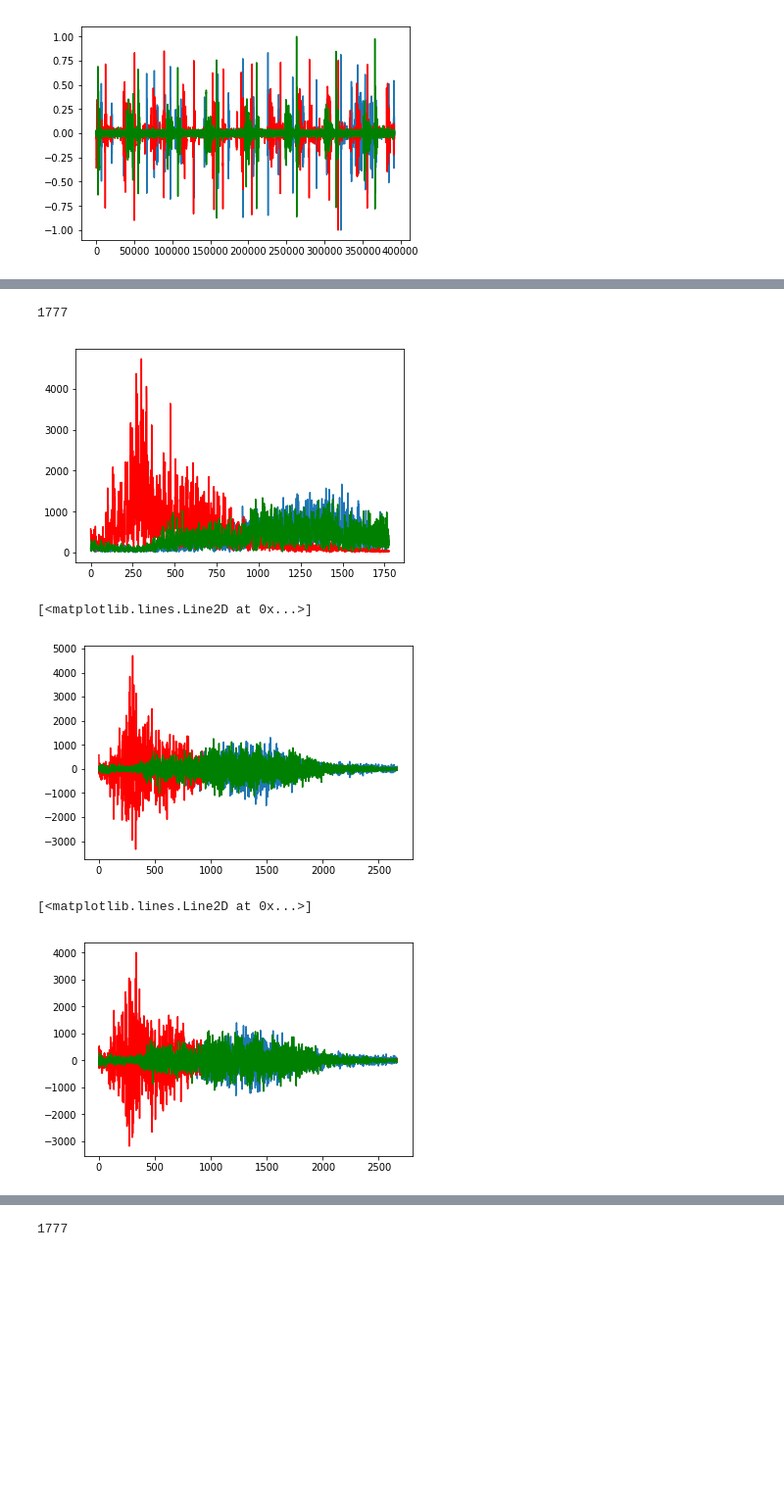
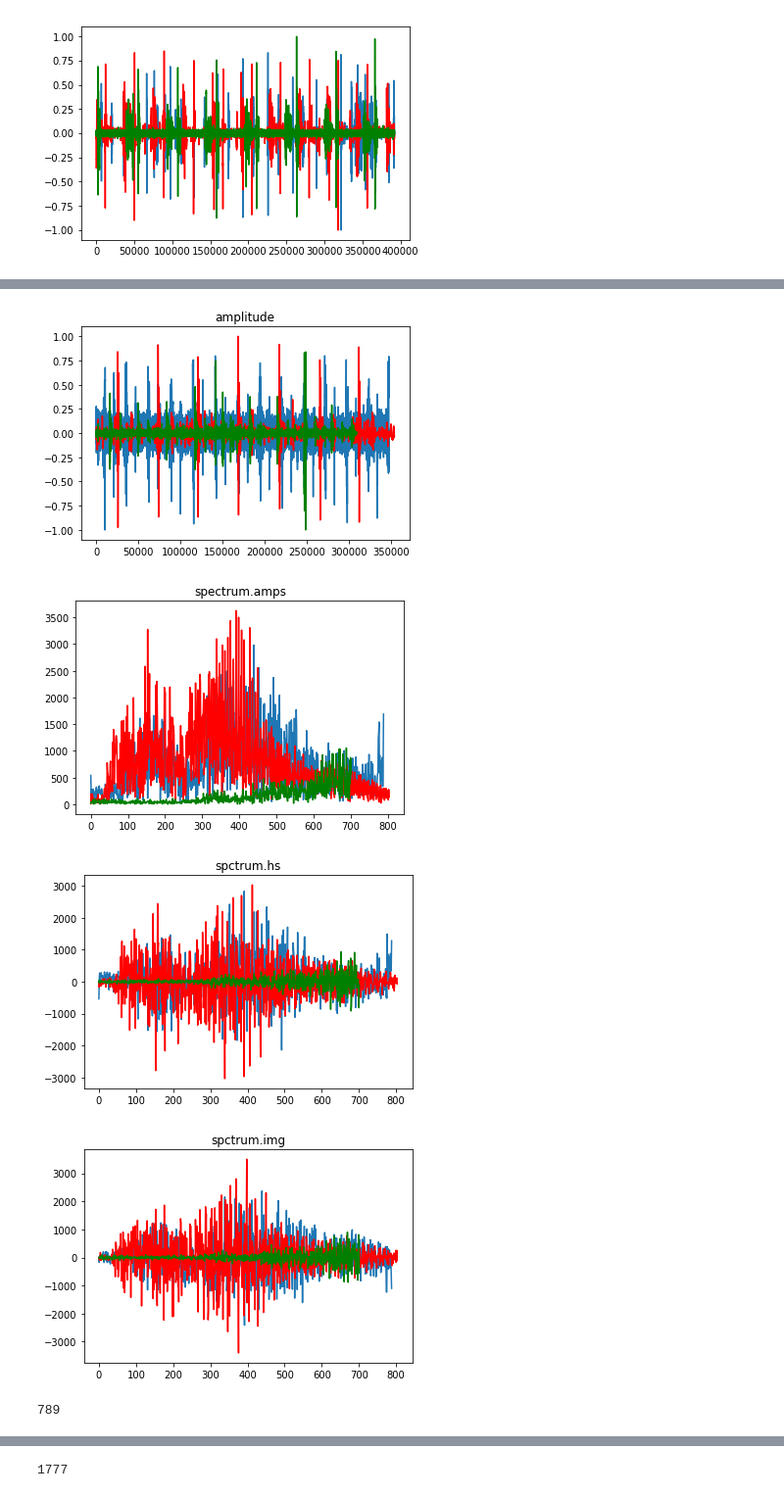
Before and after one commit to lbun/dsr, a Jupyter notebook: Audio_Probreat/probreat_2.0_thinkdsp.ipynb, the cells around one changed output, grey strips where cells are left out. Shown at 98% size. Cells and saved outputs as stored; diff of their text form; code cells hidden in the pictures; blank space fills up the shorter version.

```diff
--- a/Audio_Probreat/probreat_2.0_thinkdsp.ipynb
+++ b/Audio_Probreat/probreat_2.0_thinkdsp.ipynb
@@ -97,22 +82,24 @@ DescribeResult(nobs=195894, minmax=(0.0, 22049.94371941897), mean=11024.97185970
-# %%
-plt.plot(spectrum_no.amps[spectrum.fs <200])
-plt.plot(spectrum_mu.amps[spectrum.fs <200],'r')
-plt.plot(spectrum_ex.amps[spectrum.fs <200],'g')
-print(len(spectrum_no.amps[spectrum.fs <200]))
-# %% [output]
-1777
-[figure, removed]
-# %%
-plt.plot(spectrum_no.hs.real[spectrum.fs <300])
-plt.plot(spectrum_mu.hs.real[spectrum.fs <300],'r')
-plt.plot(spectrum_ex.hs.real[spectrum.fs <300],'g')
-# %% [output]
-[<matplotlib.lines.Line2D at 0x...>]
-[figure, removed]
-# %%
-plt.plot(spectrum_no.hs.imag[spectrum.fs <300])
-plt.plot(spectrum_mu.hs.imag[spectrum.fs <300],'r')
-plt.plot(spectrum_ex.hs.imag[spectrum.fs <300],'g')
-# %% [output]
-[<matplotlib.lines.Line2D at 0x...>]
-[figure, removed]
+# %%
+def plot_all():
+    freq =100
+    plt.plot(X_normal.ys)
+    plt.plot(X_murmur.ys,'r')
+    plt.plot(X_extrahls.ys,'g')
+    plt.title('amplitude')
+    plt.show()
+    plt.plot(spectrum_no.amps[spectrum_no.fs <freq])
+    plt.plot(spectrum_mu.amps[spectrum_mu.fs <freq],'r')
+    plt.plot(spectrum_ex.amps[spectrum_ex.fs <freq],'g')
+    plt.title('spectrum.amps')
+    plt.show()
+    plt.plot(spectrum_no.hs.real[spectrum_no.fs <freq])
+    plt.plot(spectrum_mu.hs.real[spectrum_mu.fs <freq],'r')
+    plt.plot(spectrum_ex.hs.real[spectrum_ex.fs <freq],'g')
+    plt.title('spctrum.hs')
+    plt.show()
+    plt.plot(spectrum_no.hs.imag[spectrum_no.fs <freq])
+    plt.plot(spectrum_mu.hs.imag[spectrum_mu.fs <freq],'r')
+    plt.plot(spectrum_ex.hs.imag[spectrum_ex.fs <freq],'g')
+    plt.title('spctrum.img')
+    plt.show()
+    print(len(spectrum_no.amps[spectrum_no.fs <freq]))
@@ -118,0 +113,8 @@ plt.plot(spectrum_ex.hs.imag[spectrum.fs <300],'g')
+# %%
+plot_all()
+# %% [output]
+[figure, added]
+[figure, added]
+[figure, added]
+[figure, added]
+789
```
Also changed, not shown: parts of 37 cells of this notebook.
